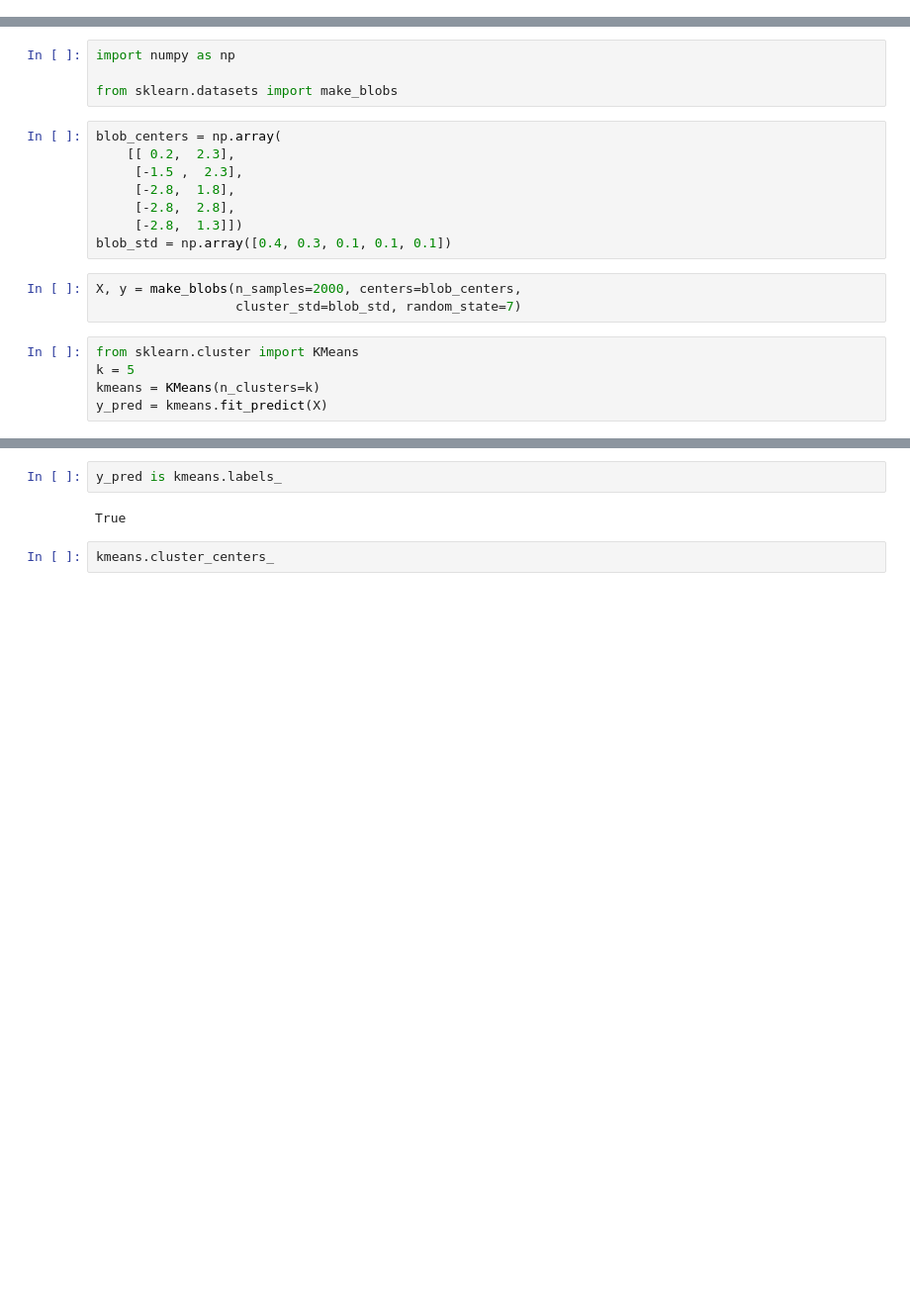
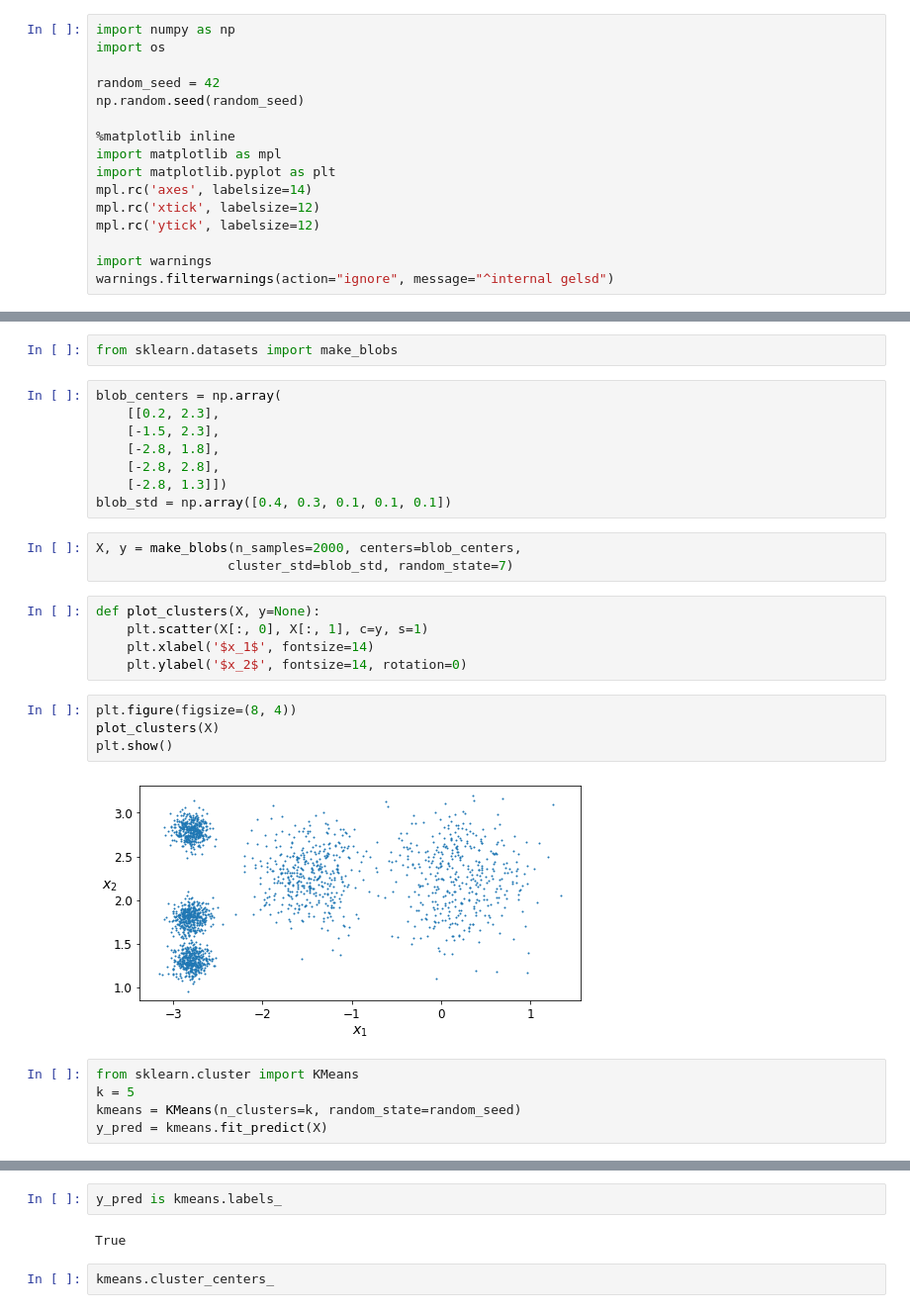
Before and after one commit to J-TKim/HandsOn_machinelearning2, a Jupyter notebook: 09_unsupervised_learning.ipynb, the cells around one changed output, grey strips where cells are left out. Shown: that part at 99% size. Drawn from its saved outputs; the diff is of its cells as text; blank space fills up the shorter version.

```diff
--- a/09_unsupervised_learning.ipynb
+++ b/09_unsupervised_learning.ipynb
@@ -0,0 +7,16 @@
+# %%
+import numpy as np
+import os
+
+random_seed = 42
+np.random.seed(random_seed)
+
+%matplotlib inline
+import matplotlib as mpl
+import matplotlib.pyplot as plt
+mpl.rc('axes', labelsize=14)
+mpl.rc('xtick', labelsize=12)
+mpl.rc('ytick', labelsize=12)
+
+import warnings
+warnings.filterwarnings(action="ignore", message="^internal gelsd")
@@ -4,22 +107,31 @@
 # %%
-import numpy as np
-
 from sklearn.datasets import make_blobs
 # %%
 blob_centers = np.array(
-    [[ 0.2,  2.3],
-     [-1.5 ,  2.3],
-     [-2.8,  1.8],
-     [-2.8,  2.8],
-     [-2.8,  1.3]])
+    [[0.2, 2.3],
+    [-1.5, 2.3],
+    [-2.8, 1.8],
+    [-2.8, 2.8],
+    [-2.8, 1.3]])
 blob_std = np.array([0.4, 0.3, 0.1, 0.1, 0.1])
 # %%
 X, y = make_blobs(n_samples=2000, centers=blob_centers,
-                  cluster_std=blob_std, random_state=7)
+                 cluster_std=blob_std, random_state=7)
+# %%
+def plot_clusters(X, y=None):
+    plt.scatter(X[:, 0], X[:, 1], c=y, s=1)
+    plt.xlabel('$x_1$', fontsize=14)
+    plt.ylabel('$x_2$', fontsize=14, rotation=0)
+# %%
+plt.figure(figsize=(8, 4))
+plot_clusters(X)
+plt.show()
+# %% [output]
+[figure, added]
 # %%
 from sklearn.cluster import KMeans
 k = 5
-kmeans = KMeans(n_clusters=k)
+kmeans = KMeans(n_clusters=k, random_state=random_seed)
 y_pred = kmeans.fit_predict(X)
 # %%
 y_pred
```
Also changed, not shown: parts of 30 cells of this notebook.
